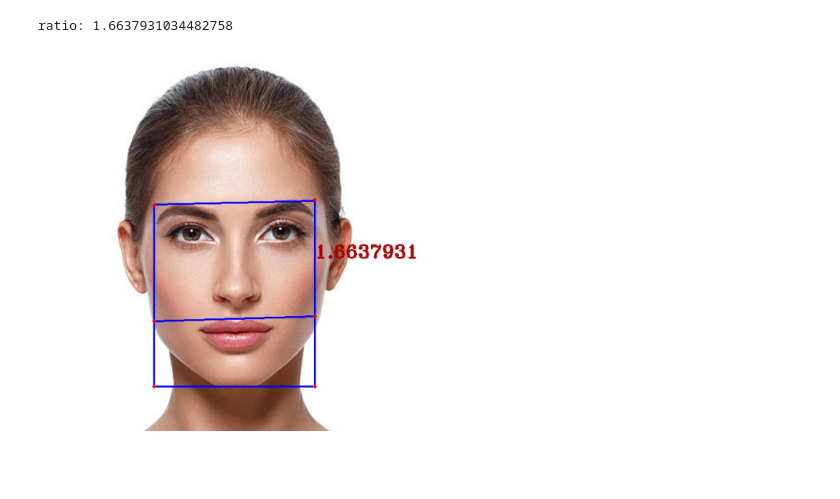
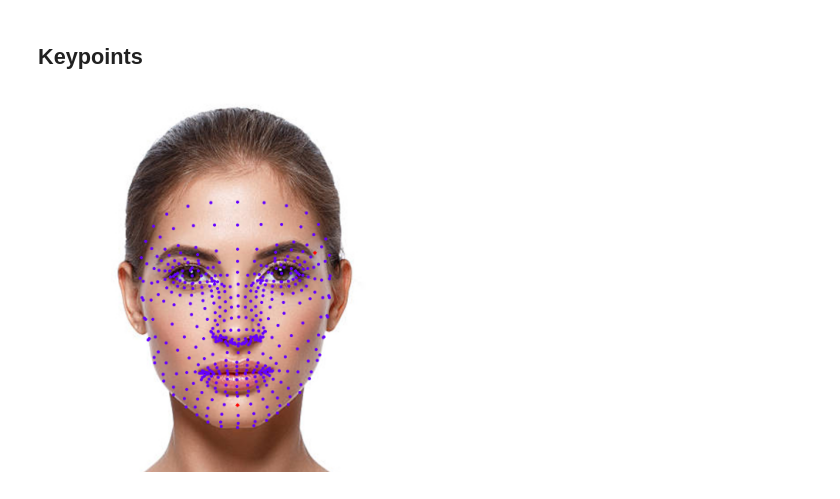
Before and after one commit to politecat314/FacialBeauty, a Jupyter notebook: mediapipe_face_mesh.ipynb, the cells around one changed output. Cells and saved outputs as stored; diff of their text form; code cells hidden in the pictures; blank space fills up the shorter version.

Commit message:
code modularized. Grids are drawn from seperate python file

```diff
--- a/mediapipe_face_mesh.ipynb
+++ b/mediapipe_face_mesh.ipynb
@@ -382,21 +33,12 @@ def grid_4(annotated_image, results):
 DESIRED_HEIGHT = 480
 DESIRED_WIDTH = 480
 def resize_and_show(image):
-  h, w = image.shape[:2]
-  if h < w:
-    img = cv2.resize(image, (DESIRED_WIDTH, math.floor(h/(w/DESIRED_WIDTH))))
-  else:
-    img = cv2.resize(image, (math.floor(w/(h/DESIRED_HEIGHT)), DESIRED_HEIGHT))
-  RGB_im = cv2.cvtColor(img, cv2.COLOR_BGR2RGB)
-  plt.axis('off')
-  plt.imshow(RGB_im)
-#   plt.title('my picture')
-  plt.show()
-
-# Read images with OpenCV.
-images = {name: cv2.imread(name) for name in uploaded}
-# Preview the images.
-for name, image in images.items():
-#   print(name)
-#   resize_and_show(image)
-  pass
+    h, w = image.shape[:2]
+    if h < w:
+        img = cv2.resize(image, (DESIRED_WIDTH, math.floor(h/(w/DESIRED_WIDTH))))
+    else:
+        img = cv2.resize(image, (math.floor(w/(h/DESIRED_HEIGHT)), DESIRED_HEIGHT))
+    RGB_im = cv2.cvtColor(img, cv2.COLOR_BGR2RGB)
+    plt.axis('off')
+    plt.imshow(RGB_im)
+    plt.show()
@@ -454,9 +93,7 @@ ratio: 1.824390243902439
+# %% [markdown]
+## Keypoints
 # %%
-annotated_image = image.copy()
-annotated_image = grid_11(annotated_image, results)
-
-
+annotated_image = plot_keypoints(image, results, [200, 300])
 resize_and_show(annotated_image)
 # %% [output]
-ratio: 1.6637931034482758
-[figure, old version]
+[figure, new version]
```
Also changed, not shown: parts of 19 cells of this notebook, 2 other files.
